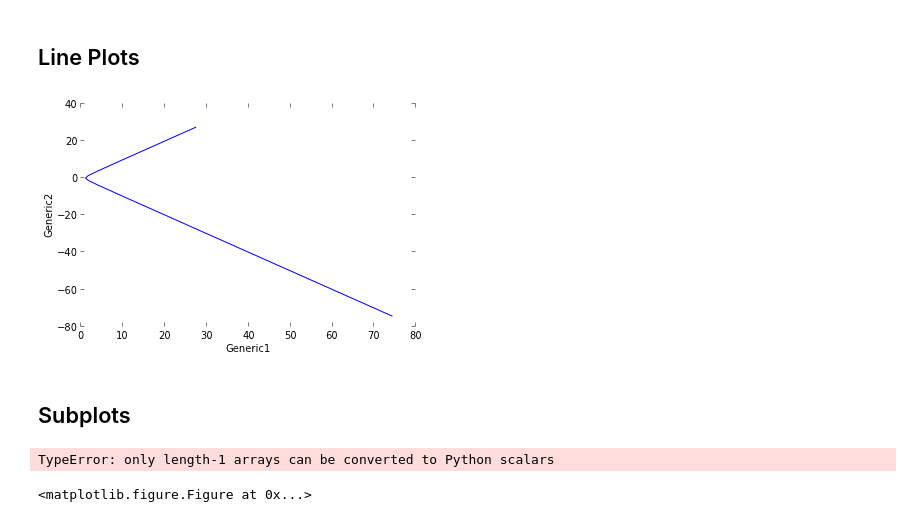
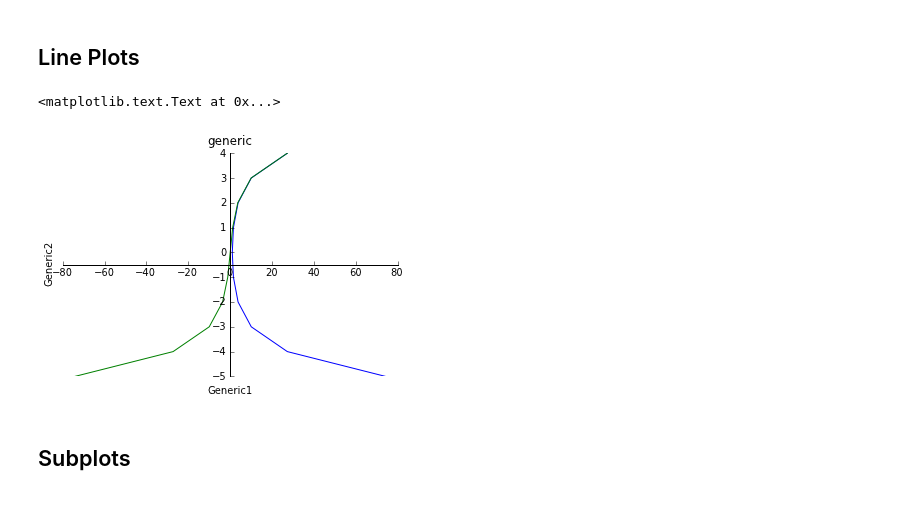
Before and after one commit to gjing/PHYS202-S13, a Jupyter notebook: Week3/PlotTemplates.ipynb, the cells around one changed output. Saved outputs shown, nothing was run; the diff lists cells and outputs as text; code cells hidden in the pictures.

```diff
--- a/Week3/PlotTemplates.ipynb
+++ b/Week3/PlotTemplates.ipynb
@@ -18,35 +18,26 @@ x = np.cosh(t)
 y = np.sinh(t)
 # %%
 #make a publication-ready graph of the data from part (b)
-plot(x,y)
+plot(x,t)
+plot(y,t)
 #Remove the bounding box on the figure and center
 #the horizontal and vertical axis lines (called spines) at (0;0)
 ax = gca()
+ax.spines['left'].set_position('center')
 ax.spines['right'].set_color('none')
-ax.spines['left'].set_color('none')
+ax.spines['bottom'].set_position('center')
 ax.spines['top'].set_color('none')
-ax.spines['bottom'].set_color('none')
+ax.xaxis.set_ticks_position('bottom')
+ax.yaxis.set_ticks_position('left')
+ax.xaxis.labelpad = 110
+ax.yaxis.labelpad = 160
 #Use generic labels for the lines and axes
 xlabel("Generic1")
 ylabel("Generic2")
-ax = gca()
-ax.spines['right'].set_color('none')
+title("generic")
 # %% [output]
+<matplotlib.text.Text at 0x...>
-[figure, old version]
+[figure, new version]
 # %% [markdown]
 Subplots
 -
-# %%
-#make a publication-ready graph of the data from part (b)
-subplot(x,t)
-subplot(y,t)
-#Remove the bounding box on the figure and center
-#the horizontal and vertical axis lines (called spines) at (0;0)
-#Use generic labels for the lines and axes
-xlabel("Generic1")
-ylabel("Generic2")
-ax = gca()
-ax.spines['right'].set_color('none')
-# %% [output]
-TypeError: only length-1 arrays can be converted to Python scalars
-<matplotlib.figure.Figure at 0x...>
```
Also changed, not shown: parts of 2 cells of this notebook, 1 other file.
